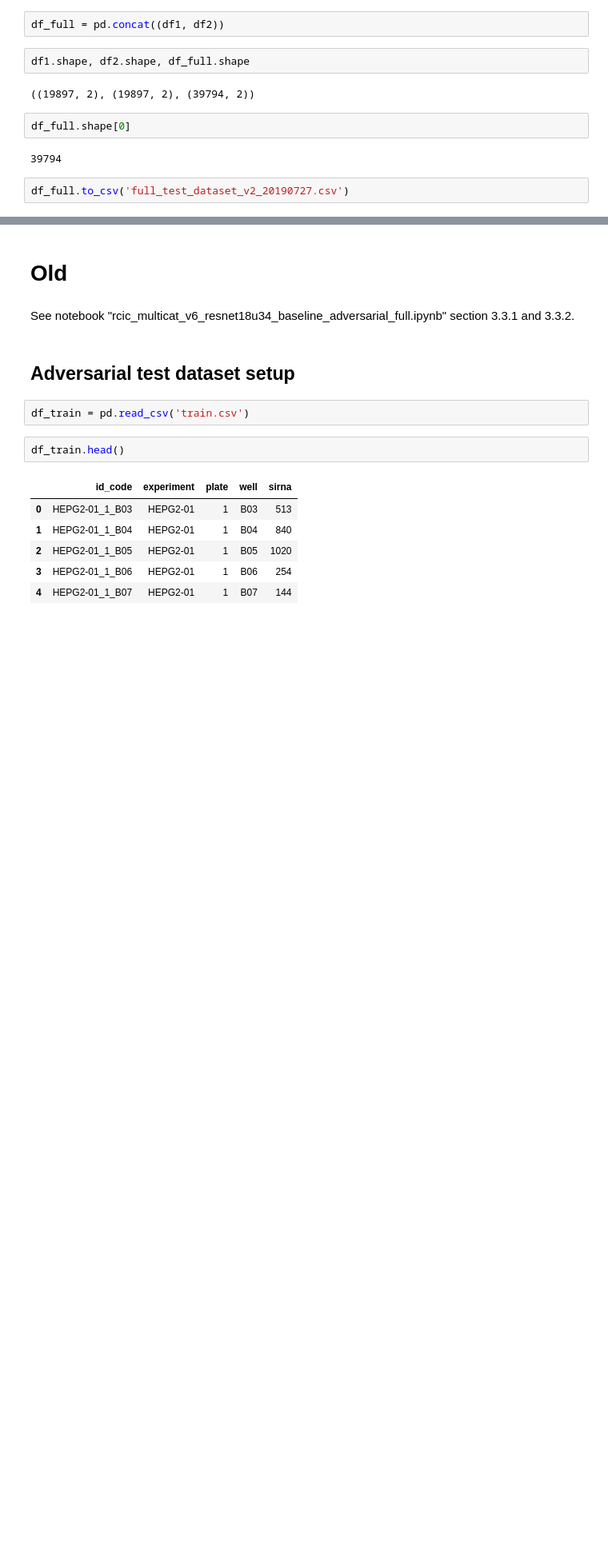
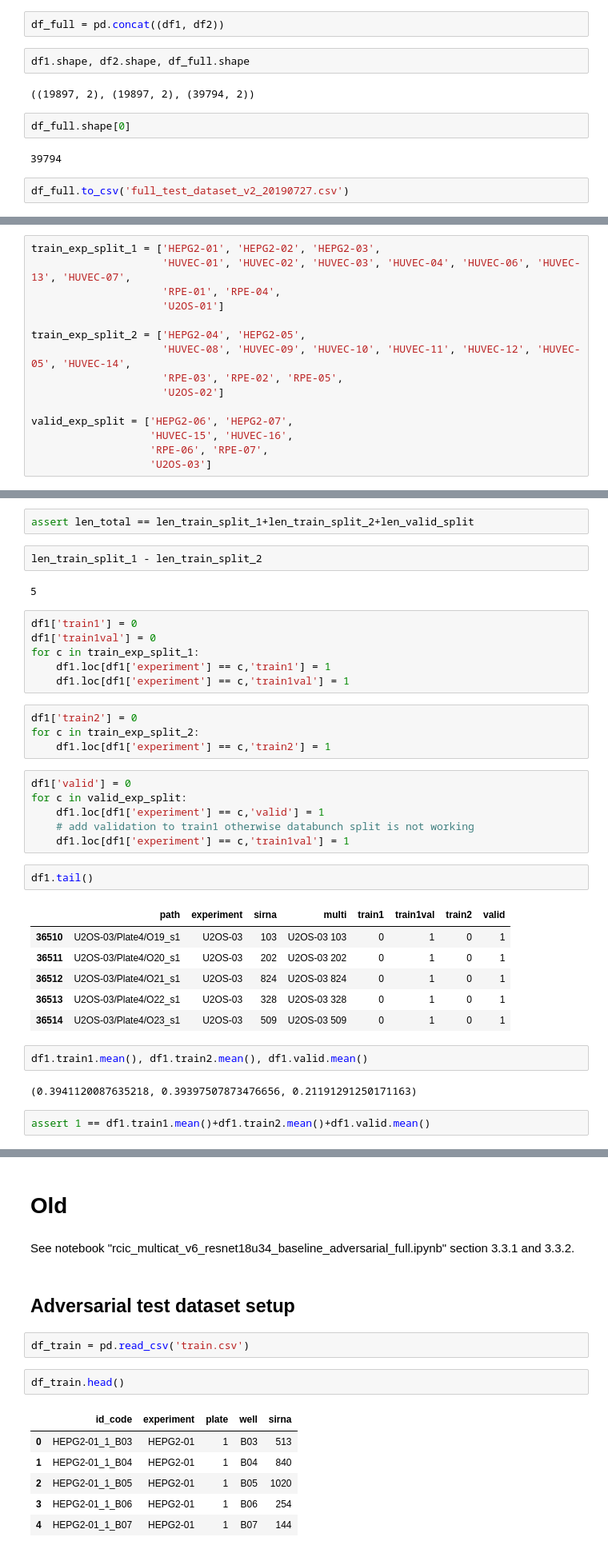
Before and after one commit to MicPie/recursion-cellular-image-classification, a Jupyter notebook: rcic_v10_train_test_dataset_valid-split_prep.ipynb, the cells around one changed output, grey strips where cells are left out. Shown at 80% size. Drawn from its saved outputs; the diff is of its cells as text; blank space fills up the shorter version.

```diff
--- a/rcic_v10_train_test_dataset_valid-split_prep.ipynb
+++ b/rcic_v10_train_test_dataset_valid-split_prep.ipynb
@@ -593,0 +680,15 @@ df_full.to_csv('full_test_dataset_v2_20190727.csv')
+# %%
+train_exp_split_1 = ['HEPG2-01', 'HEPG2-02', 'HEPG2-03',
+                     'HUVEC-01', 'HUVEC-02', 'HUVEC-03', 'HUVEC-04', 'HUVEC-06', 'HUVEC-13', 'HUVEC-07',
+                     'RPE-01', 'RPE-04',
+                     'U2OS-01']
+
+train_exp_split_2 = ['HEPG2-04', 'HEPG2-05',
+                     'HUVEC-08', 'HUVEC-09', 'HUVEC-10', 'HUVEC-11', 'HUVEC-12', 'HUVEC-05', 'HUVEC-14',
+                     'RPE-03', 'RPE-02', 'RPE-05',
+                     'U2OS-02']
+
+valid_exp_split = ['HEPG2-06', 'HEPG2-07',
+                   'HUVEC-15', 'HUVEC-16',
+                   'RPE-06', 'RPE-07',
+                   'U2OS-03']
@@ -593,0 +723,37 @@ df_full.to_csv('full_test_dataset_v2_20190727.csv')
+# %%
+assert len_total == len_train_split_1+len_train_split_2+len_valid_split
+# %%
+len_train_split_1 - len_train_split_2
+# %% [output]
+5
+# %%
+df1['train1'] = 0
+df1['train1val'] = 0
+for c in train_exp_split_1:
+    df1.loc[df1['experiment'] == c,'train1'] = 1
+    df1.loc[df1['experiment'] == c,'train1val'] = 1
+# %%
+df1['train2'] = 0
+for c in train_exp_split_2:
+    df1.loc[df1['experiment'] == c,'train2'] = 1
+# %%
+df1['valid'] = 0
+for c in valid_exp_split:
+    df1.loc[df1['experiment'] == c,'valid'] = 1
+    # add validation to train1 otherwise databunch split is not working
+    df1.loc[df1['experiment'] == c,'train1val'] = 1
+# %%
+df1.tail()
+# %% [output]
+|  | path | experiment | sirna | multi | train1 | train1val | train2 | valid |
+| 36510 | U2OS-03/Plate4/O19_s1 | U2OS-03 | 103 | U2OS-03 103 | 0 | 1 | 0 | 1 |
+| 36511 | U2OS-03/Plate4/O20_s1 | U2OS-03 | 202 | U2OS-03 202 | 0 | 1 | 0 | 1 |
+| 36512 | U2OS-03/Plate4/O21_s1 | U2OS-03 | 824 | U2OS-03 824 | 0 | 1 | 0 | 1 |
+| 36513 | U2OS-03/Plate4/O22_s1 | U2OS-03 | 328 | U2OS-03 328 | 0 | 1 | 0 | 1 |
+| 36514 | U2OS-03/Plate4/O23_s1 | U2OS-03 | 509 | U2OS-03 509 | 0 | 1 | 0 | 1 |
+# %%
+df1.train1.mean(), df1.train2.mean(), df1.valid.mean()
+# %% [output]
+(0.3941120087635218, 0.39397507873476656, 0.21191291250171163)
+# %%
+assert 1 == df1.train1.mean()+df1.train2.mean()+df1.valid.mean()
```
Also changed, not shown: parts of 32 cells of this notebook, 1 other file.
